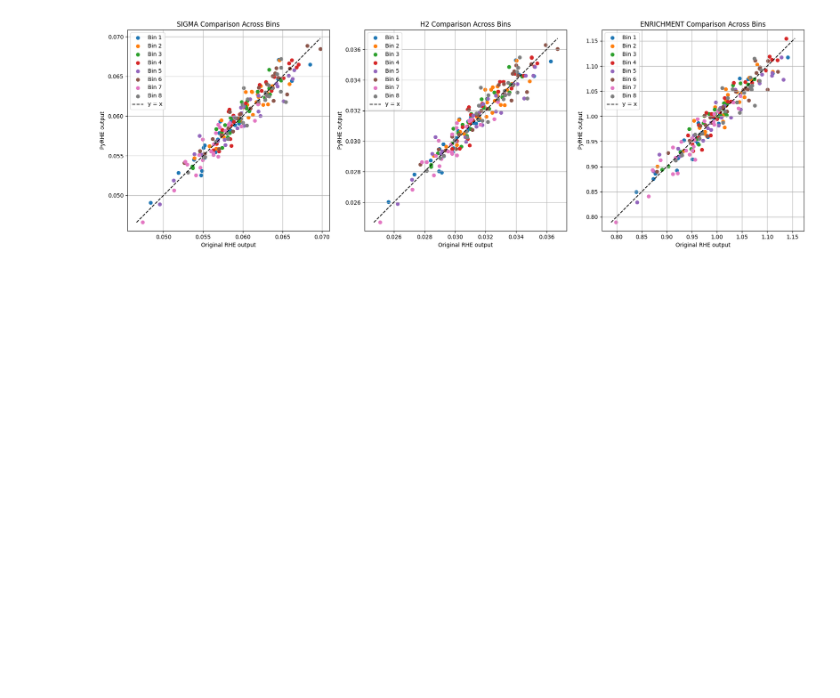
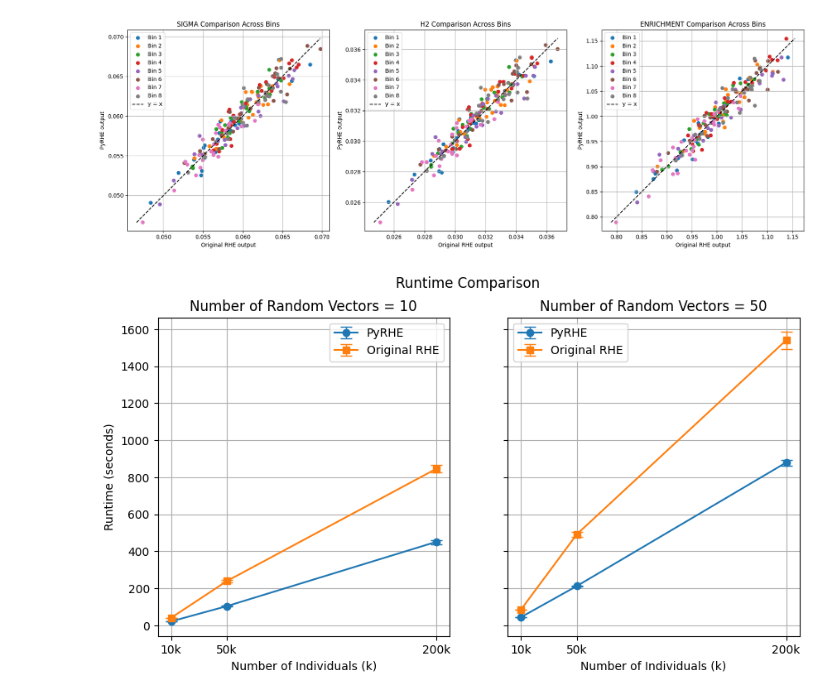
Before and after one commit to sriramlab/PyRHE, a Jupyter notebook: plotting_200k.ipynb, the cells around one changed output. Drawn from its saved outputs; the diff is of its cells as text; code cells hidden in the pictures; blank space fills up the shorter version.

Commit message:
Add runtime plot

```diff
--- a/plotting_200k.ipynb
+++ b/plotting_200k.ipynb
@@ -131,3 +131,46 @@ summarize_results(False, 8, 25)
 summarize_results(True, 8, 25)
 # %% [output]
 [figure]
+# %%
+import matplotlib.pyplot as plt
+import numpy as np
+
+x = np.array([10, 50, 200])
+
+pyRHE_means_1 = np.array([21.09, 103.50, 450.53])
+pyRHE_stds_1 = np.array([0.28, 1.20, 11.11])
+RHE_means_1 = np.array([39.95, 238.88, 845.10])
+RHE_stds_1 = np.array([0.28, 5.64, 19.93])
+
+pyRHE_means_2 = np.array([43.97, 212.03, 879.13])
+pyRHE_stds_2 = np.array([0.84, 3.21, 15.97])
+RHE_means_2 = np.array([84.77, 491.44, 1539.56])
+RHE_stds_2 = np.array([0.96, 12.80, 45.31])
+
+fig, axs = plt.subplots(1, 2, figsize=(10, 5), sharey=True)
+
+axs[0].errorbar(x, pyRHE_means_1, yerr=pyRHE_stds_1, label='PyRHE', fmt='-o', capsize=5, capthick=1, elinewidth=1)
+axs[0].errorbar(x, RHE_means_1, yerr=RHE_stds_1, label='Original RHE', fmt='-s', capsize=5, capthick=1, elinewidth=1)
+axs[0].set_title('Number of Random Vectors = 10')
+axs[0].set_xlabel('Number of Individuals (k)')
+axs[0].set_ylabel('Runtime (seconds)')
+axs[0].set_xticks(x)
+axs[0].set_xticklabels([f'{i}k' for i in x])
+axs[0].legend()
+axs[0].grid(True)
+
+axs[1].errorbar(x, pyRHE_means_2, yerr=pyRHE_stds_2, label='PyRHE', fmt='-o', capsize=5, capthick=1, elinewidth=1)
+axs[1].errorbar(x, RHE_means_2, yerr=RHE_stds_2, label='Original RHE', fmt='-s', capsize=5, capthick=1, elinewidth=1)
+axs[1].set_title('Number of Random Vectors = 50')
+axs[1].set_xlabel('Number of Individuals (k)')
+# axs[1].set_ylabel('Runtime (seconds)')  # Already shared y-axis
+axs[1].set_xticks(x)
+axs[1].set_xticklabels([f'{i}k' for i in x])
+axs[1].legend()
+axs[1].grid(True)
+
+plt.suptitle('Runtime Comparison')
+
+plt.show()
+# %% [output]
+[figure, added]
```
Also changed, not shown: parts of 1 cell of this notebook, 5 other files.
